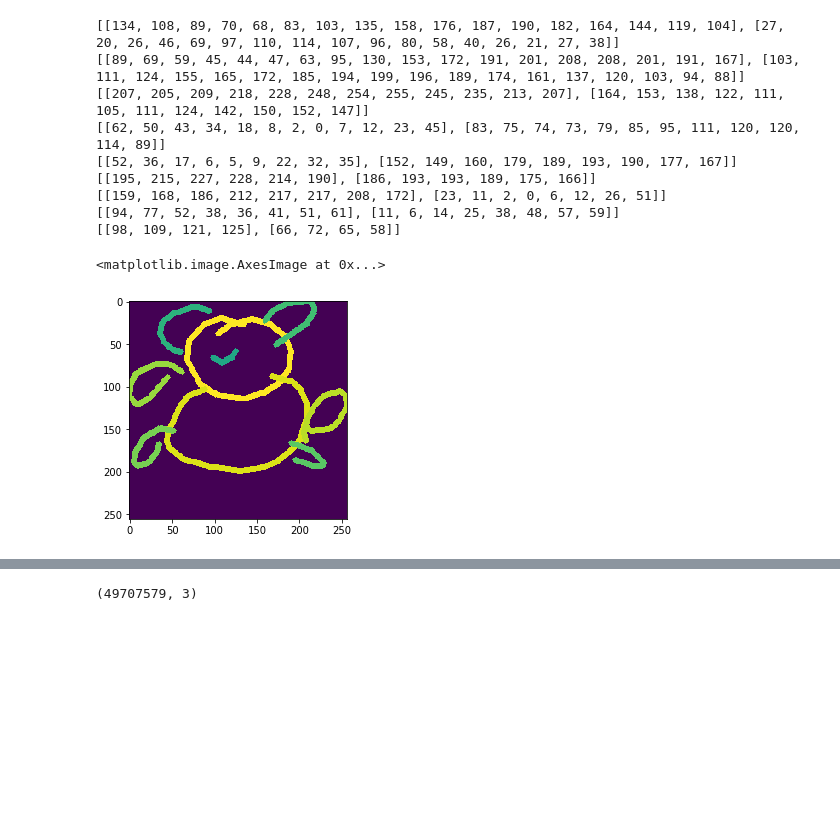
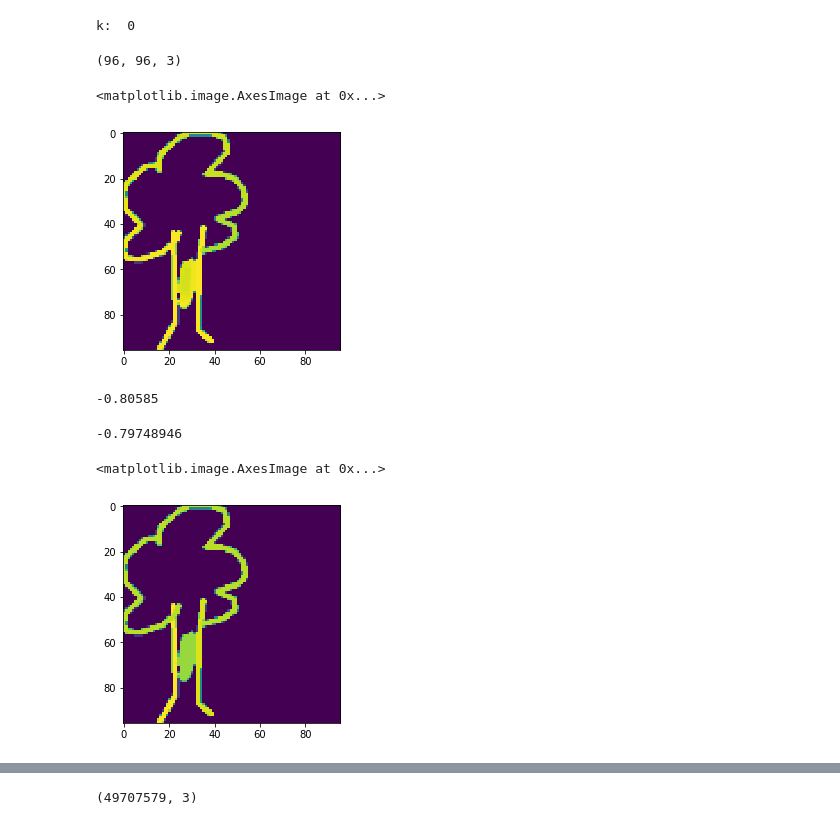
Before and after one commit to olix20/kaggle-quick-draw, a Jupyter notebook: research/eda.ipynb, the cells around one changed output, grey strips where cells are left out. Saved outputs shown, nothing was run; the diff lists cells and outputs as text; code cells hidden in the pictures; blank space fills up the shorter version.

```diff
--- a/research/eda.ipynb
+++ b/research/eda.ipynb
@@ -16,18 +38,30 @@ rr = df_to_image_array_1d(small_df,96, preprocess_input=keras.applications.xcept
 # %%
-gen = image_generator_1d(96,12,2,preprocess_input=keras.applications.xception.preprocess_input)
+gen = image_generator_xd(96,12,2,preprocess_input=keras.applications.xception.preprocess_input)
 # %%
 gg = next(gen)
+# %% [output]
+k:  0
+# %%
+img = gg[0][11]
+# img = np.tile(img[:,:,0], 3)
+img.shape
+# %% [output]
+(96, 96, 3)
+# %%
+plt.imshow(img[:,:,2])
+# %% [output]
+<matplotlib.image.AxesImage at 0x...>
+[figure, added]
+# %%
+img[:,:,2].mean()
+# %% [output]
+-0.80585
+# %%
+img[:,:,1].mean()
+# %% [output]
+-0.79748946
 # %%
-plt.imshow(draw_cv2(json.loads(small_df.drawing.iloc[0])))
+plt.imshow(img[:,:,0])
 # %% [output]
-[[134, 108, 89, 70, 68, 83, 103, 135, 158, 176, 187, 190, 182, 164, 144, 119, 104], [27, 20, 26, 46, 69, 97, 110, 114, 107, 96, 80, 58, 40, 26, 21, 27, 38]]
-[[89, 69, 59, 45, 44, 47, 63, 95, 130, 153, 172, 191, 201, 208, 208, 201, 191, 167], [103, 111, 124, 155, 165, 172, 185, 194, 199, 196, 189, 174, 161, 137, 120, 103, 94, 88]]
-[[207, 205, 209, 218, 228, 248, 254, 255, 245, 235, 213, 207], [164, 153, 138, 122, 111, 105, 111, 124, 142, 150, 152, 147]]
-[[62, 50, 43, 34, 18, 8, 2, 0, 7, 12, 23, 45], [83, 75, 74, 73, 79, 85, 95, 111, 120, 120, 114, 89]]
-[[52, 36, 17, 6, 5, 9, 22, 32, 35], [152, 149, 160, 179, 189, 193, 190, 177, 167]]
-[[195, 215, 227, 228, 214, 190], [186, 193, 193, 189, 175, 166]]
-[[159, 168, 186, 212, 217, 217, 208, 172], [23, 11, 2, 0, 6, 12, 26, 51]]
-[[94, 77, 52, 38, 36, 41, 51, 61], [11, 6, 14, 25, 38, 48, 57, 59]]
-[[98, 109, 121, 125], [66, 72, 65, 58]]
+<matplotlib.image.AxesImage at 0x...>
-<matplotlib.image.AxesImage at 0x...>
-[figure, old version]
+[figure, new version]
```
Also changed, not shown: parts of 9 cells of this notebook, 5 other files.
